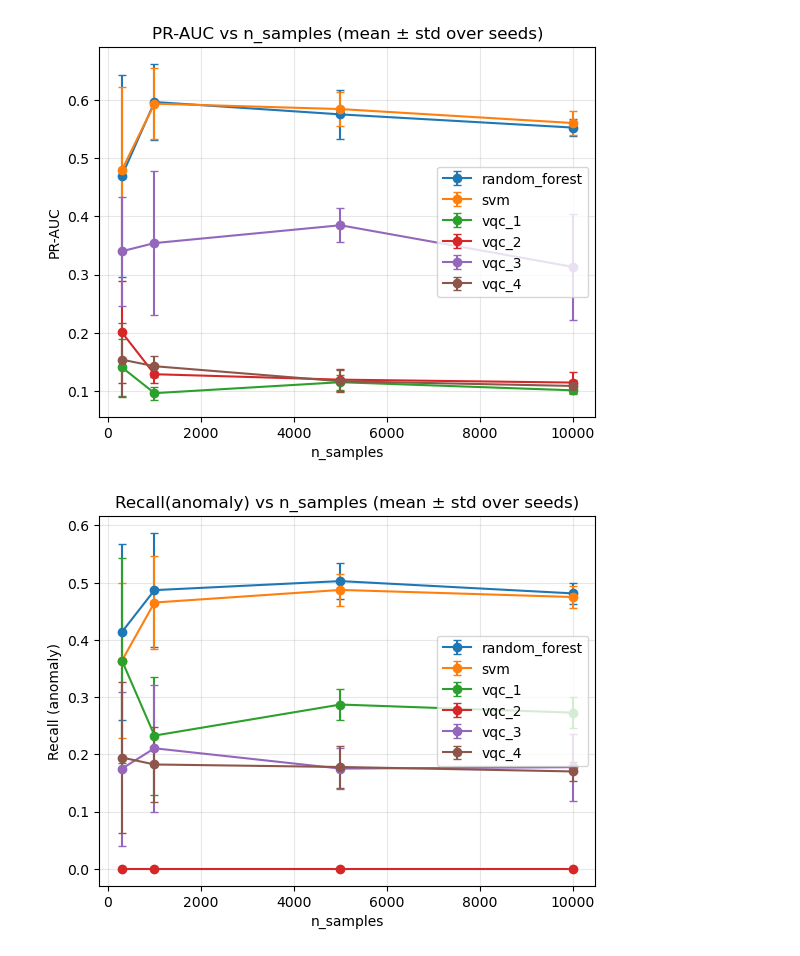
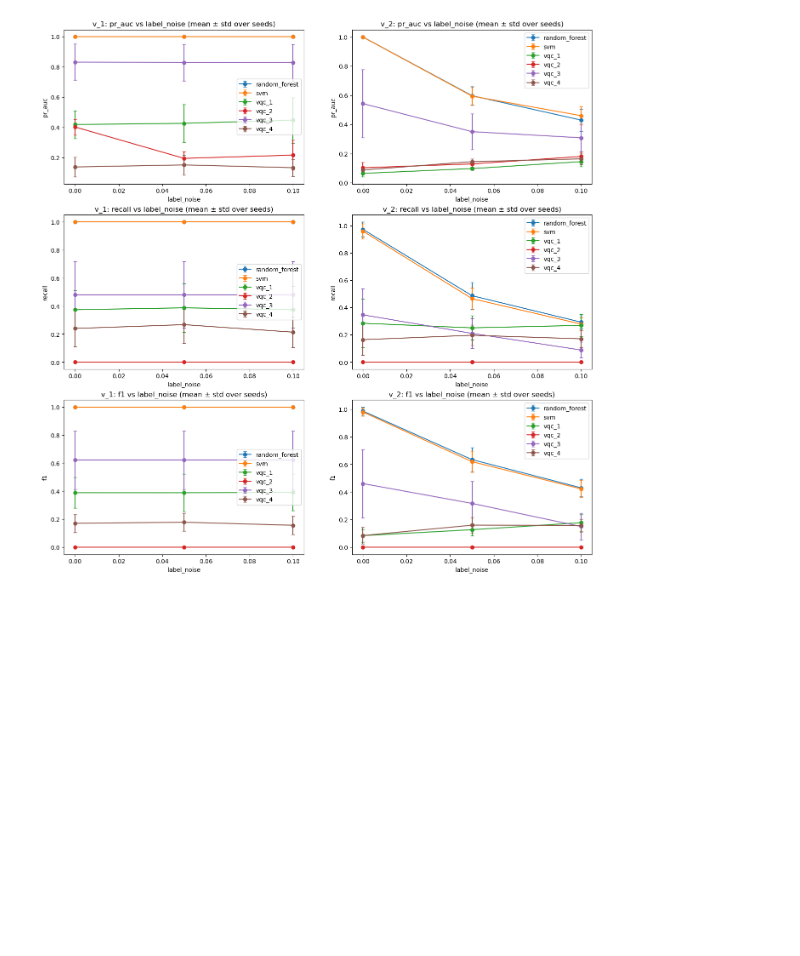
Before and after one commit to kabirarshafidz/SQA-2026-clone, a Jupyter notebook: dashboard.ipynb, the cells around one changed output. Saved outputs shown, nothing was run; the diff lists cells and outputs as text; code cells hidden in the pictures; blank space fills up the shorter version.

```diff
--- a/dashboard.ipynb
+++ b/dashboard.ipynb
@@ -26,7 +44,18 @@ df
 # %%
-agg = (
-    df.groupby(["sweep_key", "sweep_value", "model_name"], as_index=False)
-      .agg(
+agg_1 = (
+    df_1.groupby(["sweep_key", "sweep_value", "model_name"], as_index=False)
+        .agg(
+          pr_auc_mean=("pr_auc", "mean"),
+          pr_auc_std=("pr_auc", "std"),
+          recall_mean=("recall_anomaly", "mean"),
+          recall_std=("recall_anomaly", "std"),
+          f1_mean=("f1_anomaly", "mean"),
+          f1_std=("f1_anomaly", "std"),
+      )
+)
+agg_2 = (
+    df_2.groupby(["sweep_key", "sweep_value", "model_name"], as_index=False)
+        .agg(
           pr_auc_mean=("pr_auc", "mean"),
           pr_auc_std=("pr_auc", "std"),
           recall_mean=("recall_anomaly", "mean"),
@@ -36,7 +65,8 @@ agg = (
       )
 )
 
-agg = agg.sort_values(["sweep_key", "sweep_value", "model_name"])
-agg
+agg_1 = agg_1.sort_values(["sweep_key", "sweep_value", "model_name"])
+agg_2 = agg_2.sort_values(["sweep_key", "sweep_value", "model_name"])
+agg_1
 # %% [output]
 |  | sweep_key | sweep_value | model_name | pr_auc_mean | pr_auc_std | recall_mean | recall_std | f1_mean | ... |
@@ -112,25 +174,7 @@ plot_sweep(
 # %%
 plot_sweep(
-    agg, "n_samples",
-    "pr_auc_mean", "pr_auc_std",
-    ylabel="PR-AUC",
-    title="PR-AUC vs n_samples (mean ± std over seeds)",
+    agg_1, agg_2, "label_noise",
     add_baseline=True
 )
-
-plot_sweep(
-    agg, "n_samples",
-    "recall_mean", "recall_std",
-    ylabel="Recall (anomaly)",
-    title="Recall(anomaly) vs n_samples (mean ± std over seeds)"
-)
-
-plot_sweep(
-    agg, "n_samples",
-    "f1_mean", "f1_std",
-    ylabel="F1 (anomaly)",
-    title="F1(anomaly) vs n_samples (mean ± std over seeds)"
-)
 # %% [output]
-[figure, old version]
+[figure, new version]
-[figure, removed]
```
Also changed, not shown: parts of 9 cells of this notebook.
